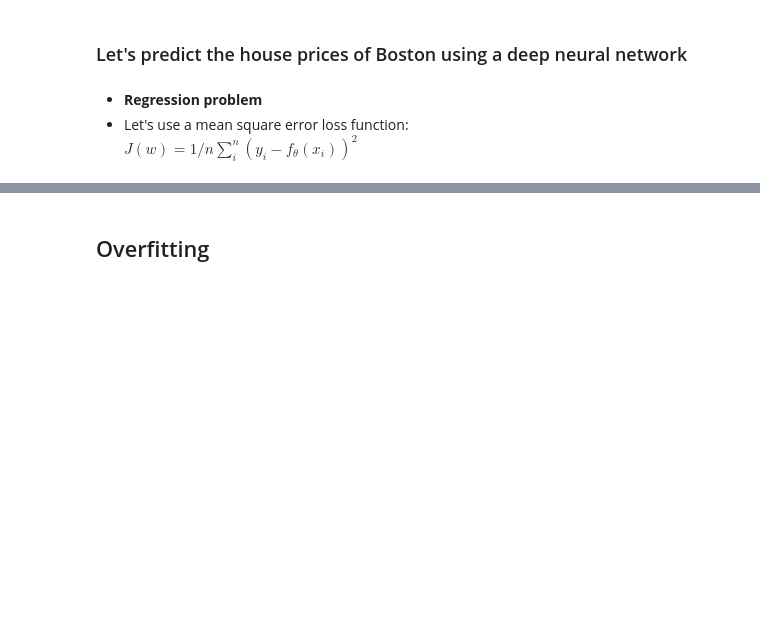
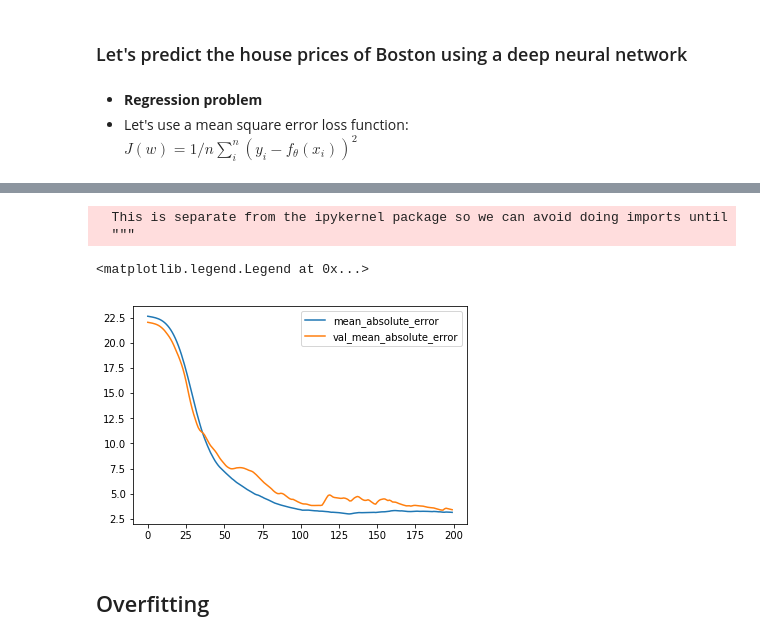
Before and after one commit to amir-abdi/ml_basics, a Jupyter notebook: notebooks/ml_basics2.ipynb, the cells around one changed output, grey strips where cells are left out. Saved outputs shown, nothing was run; the diff lists cells and outputs as text; code cells hidden in the pictures; blank space fills up the shorter version.

```diff
--- a/notebooks/ml_basics2.ipynb
+++ b/notebooks/ml_basics2.ipynb
@@ -193,0 +312,9 @@ model.evaluate(X_test, y_test)
+# %%
+print(model.evaluate(X_test, y_test) )
+%matplotlib inline
+plt.plot(pd.ewma(pd.Series(callback_results.history['mean_absolute_error']), span=20),
+         label='mean_absolute_error')
+plt.plot(pd.ewma(pd.Series(callback_results.history['val_mean_absolute_error']), span=20),
+         label='val_mean_absolute_error')
+plt.legend()
+# %% [output]
@@ -194,2 +323,6 @@ model.evaluate(X_test, y_test)
+  This is separate from the ipykernel package so we can avoid doing imports until
+  """
+<matplotlib.legend.Legend at 0x...>
+[figure, added]
 # %% [markdown]
 ## Overfitting
```
Also changed, not shown: parts of 19 cells of this notebook.
